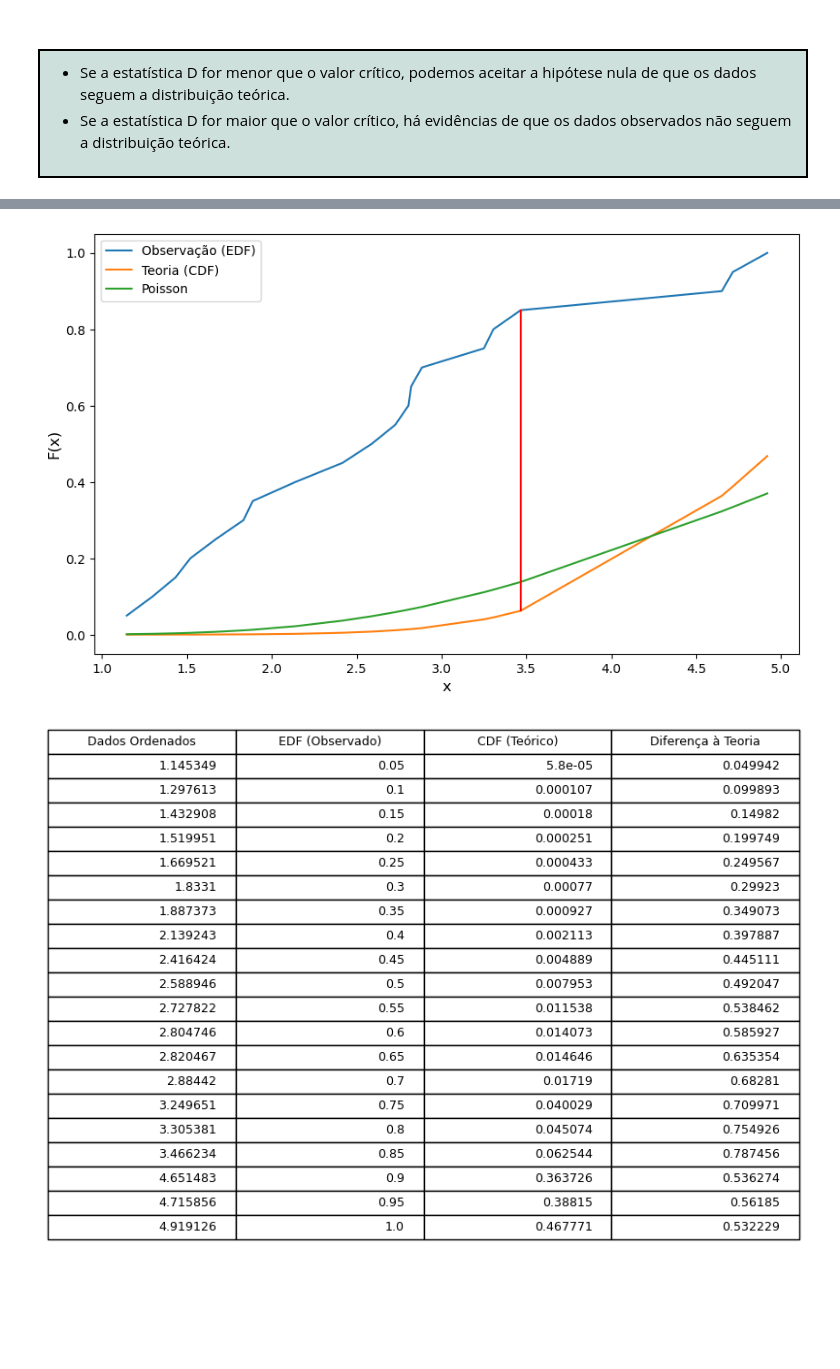
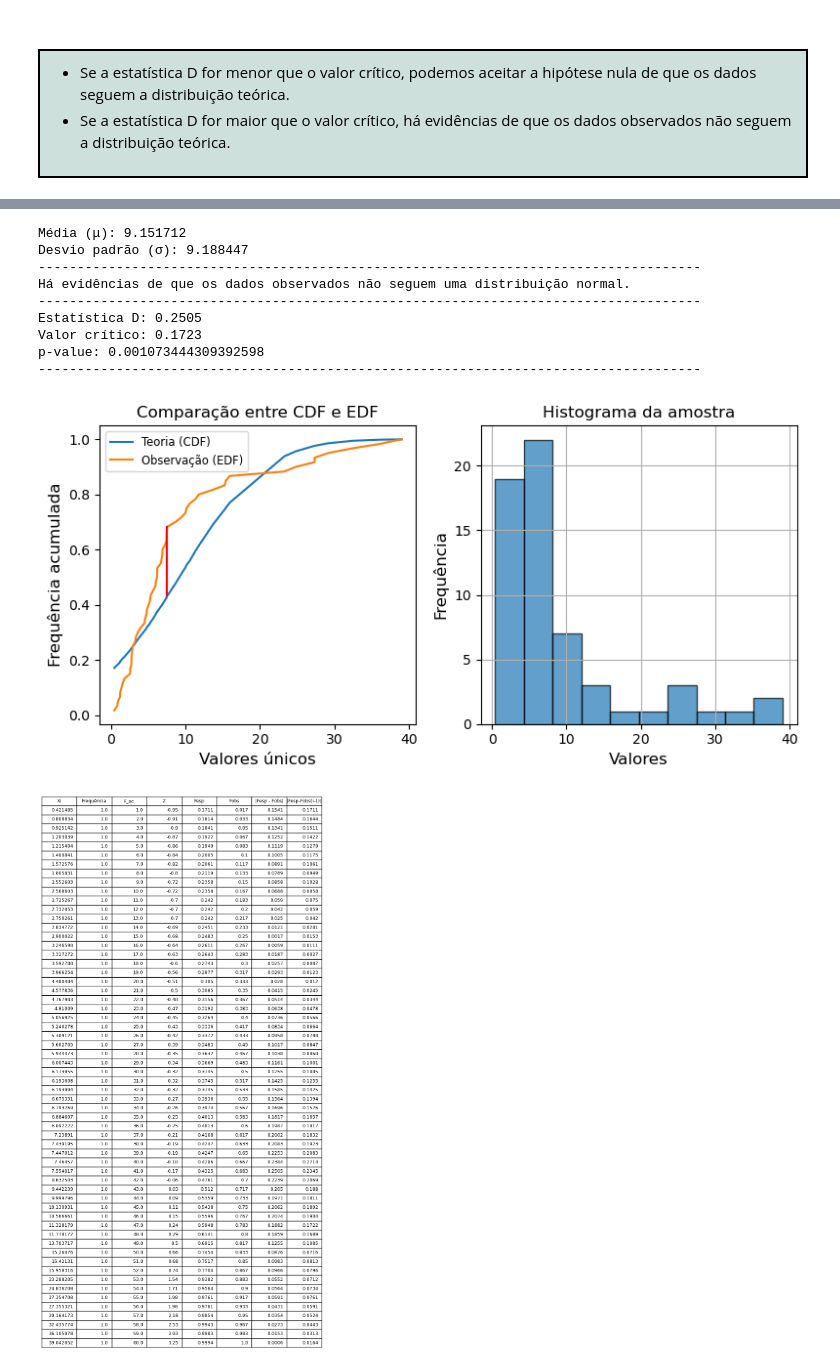
Before and after one commit to marianamartiyns/cdia_ufpb, a Jupyter notebook: [P4] Inferência Estatística/[1] Testes de Kolmogorov-Smirnov.ipynb, the cells around one changed output, grey strips where cells are left out. Saved outputs shown, nothing was run; the diff lists cells and outputs as text; code cells hidden in the pictures; blank space fills up the shorter version.

```diff
--- a/[P4] Inferência Estatística/[1] Testes de Kolmogorov-Smirnov.ipynb
+++ b/[P4] Inferência Estatística/[1] Testes de Kolmogorov-Smirnov.ipynb
@@ -118,3 +317,4 @@ Valor crítico no intervalo de confiança de 95%:0.248
 # %%
-kolmogorov_smirnov_test(20)
+dados = np.random.normal(size=40)
+resultados.append(kolmogorov_smirnov_test(dados))
 # %% [output]
@@ -134,3 +332,4 @@ Valor crítico no intervalo de confiança de 95%:0.304
 # %%
-kolmogorov_smirnov_test(10)
+dados = np.sort(np.random.normal(size=50))
+resultados.append(kolmogorov_smirnov_test(dados))
 # %% [output]
@@ -260,5 +364,15 @@ Valor crítico no intervalo de confiança de 95%:0.248
 # %%
-kolmogorov_smirnov_test(20)
+dados = np.random.exponential(10,60)
+resultados.append(kolmogorov_smirnov_test(dados))
 # %% [output]
+Média (μ): 9.151712
+Desvio padrão (σ): 9.188447
+-------------------------------------------------------------------------------------
+Há evidências de que os dados observados não seguem uma distribuição normal.
+-------------------------------------------------------------------------------------
+Estatística D: 0.2505
+Valor crítico: 0.1723
+p-value: 0.001073444309392598
+-------------------------------------------------------------------------------------
-[figure, old version]
+[figure, new version]
-[figure, old version]
+[figure, new version]
```
Also changed, not shown: parts of 10 cells of this notebook, 7 other files.
